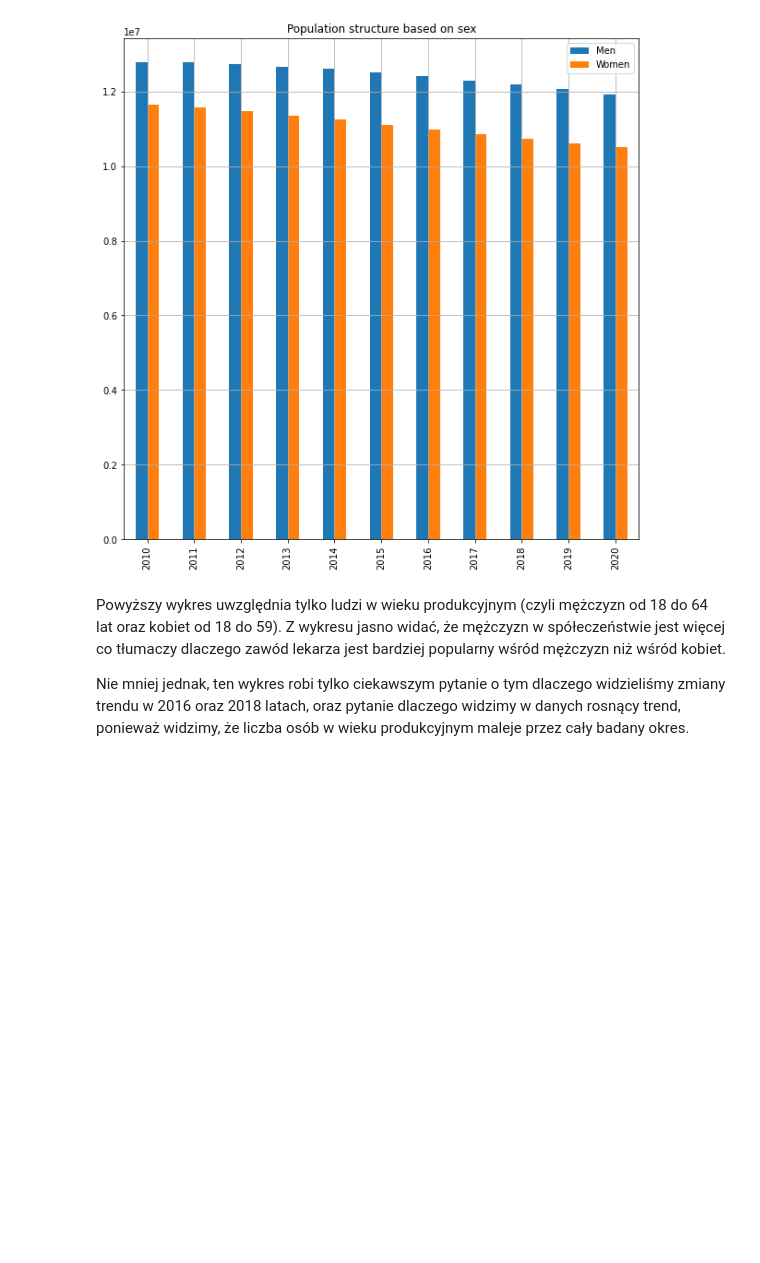
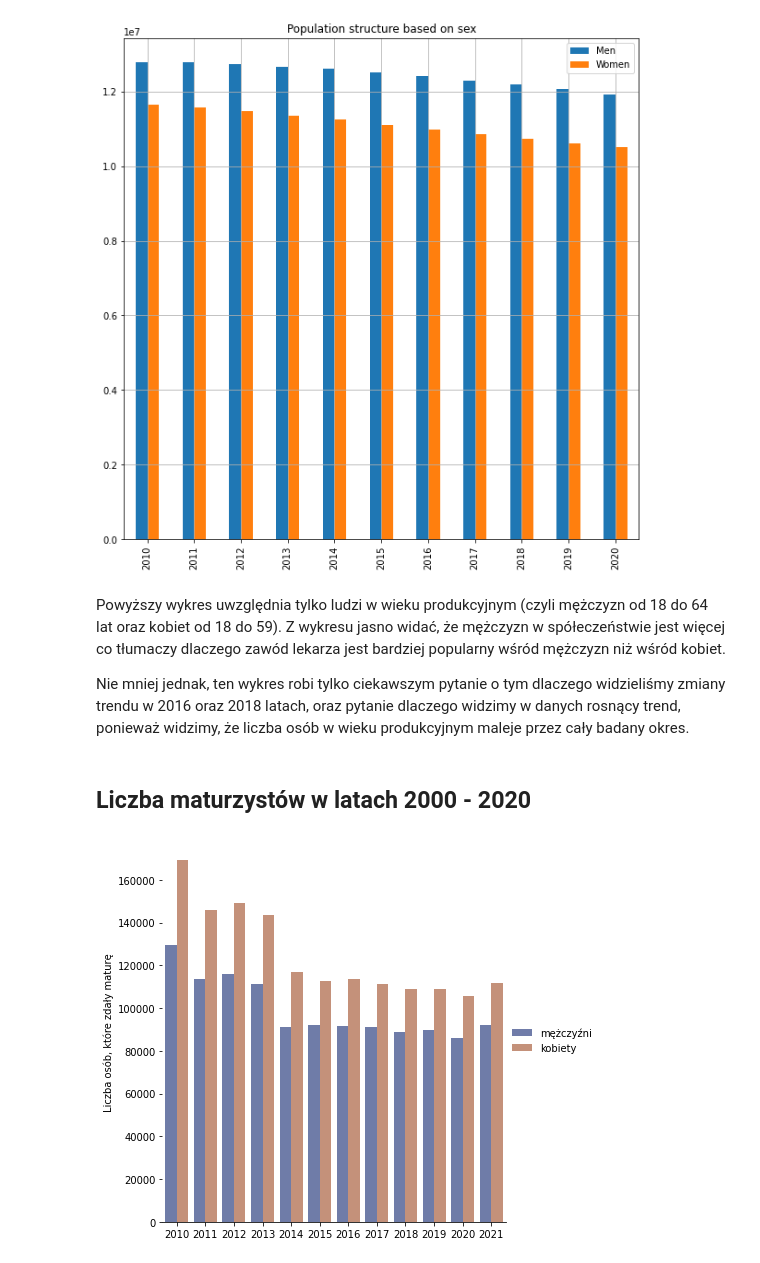
Before and after one commit to Qwebeck/medical-trends-exploration, a Jupyter notebook: notebooks/playground.ipynb, the cells around one changed output. Drawn from its saved outputs; the diff is of its cells as text; code cells hidden in the pictures; blank space fills up the shorter version.

Commit message:
Added data files and initial plots for data

```diff
--- a/notebooks/playground.ipynb
+++ b/notebooks/playground.ipynb
@@ -116,3 +116,25 @@ Powyższy wykres uwzględnia tylko ludzi w wieku produkcyjnym (czyli mężczyzn
 Z wykresu jasno widać, że mężczyzn w spółeczeństwie jest więcej co tłumaczy dlaczego zawód lekarza jest bardziej popularny wśród mężczyzn niż wśród kobiet.
 
 Nie mniej jednak, ten wykres robi tylko ciekawszym pytanie o tym dlaczego widzieliśmy zmiany trendu w 2016 oraz 2018 latach, oraz pytanie dlaczego widzimy w danych rosnący trend, ponieważ widzimy, że liczba osób w wieku produkcyjnym maleje przez cały badany okres.
+# %% [markdown]
+## Liczba maturzystów w latach 2000 - 2020
+# %%
+import pandas as pd
+mat_df = pd.read_csv(r'..\data\external\liczba_osob_ktore_przystapily_lub_zdaly_egzamin_maturalny.csv', sep=';')
+
+# mat_df.head()
+ogolem_df = mat_df.loc[ (mat_df['wojewodztwo']=='Ogółem') & (mat_df['status_zdajacych'] == 'zdało')]
+# %%
+import seaborn as sns
+import matplotlib.pyplot as plt
+
+g = sns.catplot(
+    data=ogolem_df, kind="bar",
+    x="rok", y="wartosc", hue="plec",
+    ci="sd", palette="dark", alpha=.6, height=6
+)
+g.despine(left=True)
+g.set_axis_labels("", "Liczba osób, które zdały maturę")
+g.legend.set_title("")
+# %% [output]
+[figure, added]
```
Also changed, not shown: parts of 15 cells of this notebook, 3 other files.
